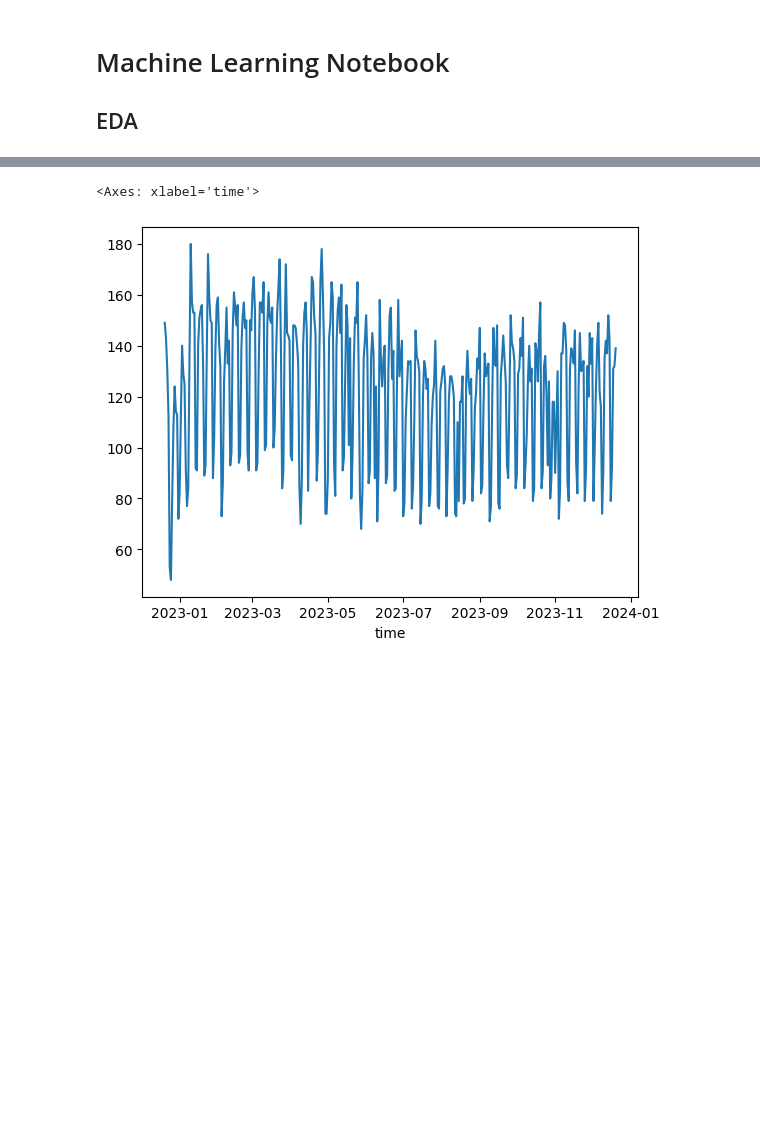
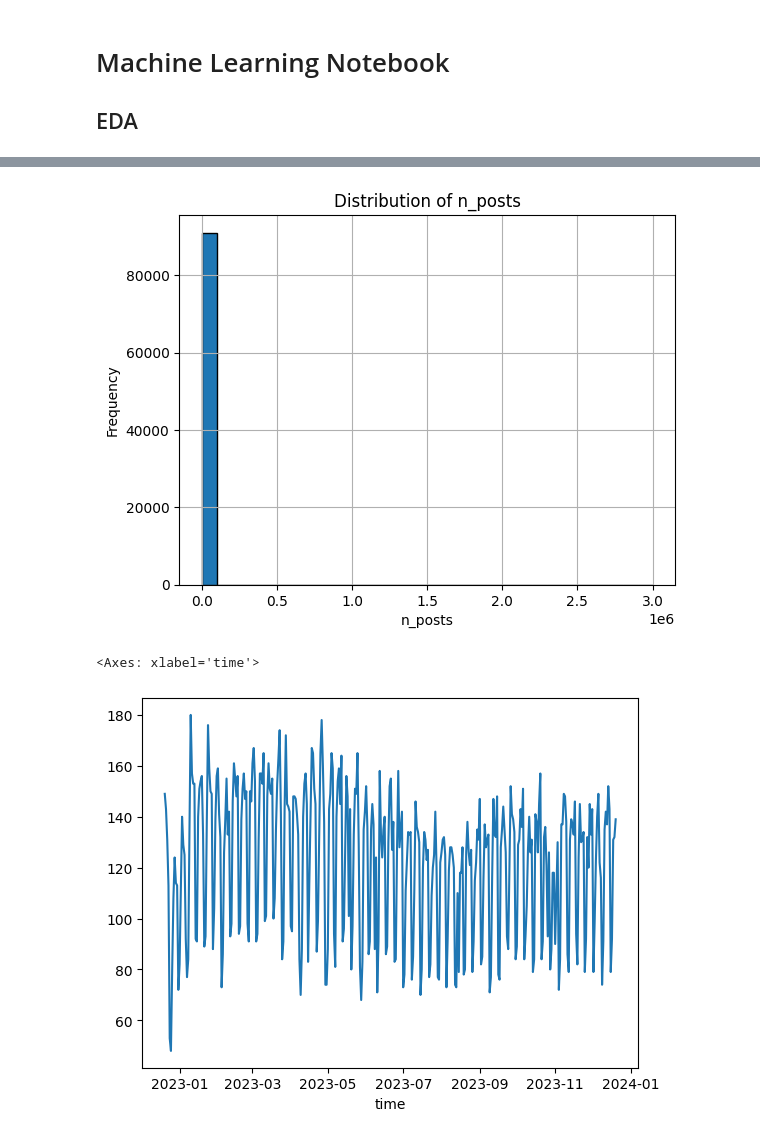
Before and after one commit to pastra98/AI_Lab, a Jupyter notebook: assignment/ml_analysis.ipynb, the cells around one changed output, grey strips where cells are left out. Cells and saved outputs as stored; diff of their text form; code cells hidden in the pictures; blank space fills up the shorter version.

```diff
--- a/assignment/ml_analysis.ipynb
+++ b/assignment/ml_analysis.ipynb
@@ -29,3 +41,15 @@ df
+# %%
+import matplotlib.pyplot as plt
+
+# Assuming 'df' is your DataFrame and 'n_posts' is your column
+df['n_posts'].hist(bins=30, edgecolor='black')
+
+plt.title('Distribution of n_posts')
+plt.xlabel('n_posts')
+plt.ylabel('Frequency')
+plt.show()
+# %% [output]
+[figure, added]
 # %%
 # plot number of articles per day
 df.groupby(df['time'].dt.date).count()['title'].plot()
```
Also changed, not shown: parts of 2 cells of this notebook, 2 other files.
